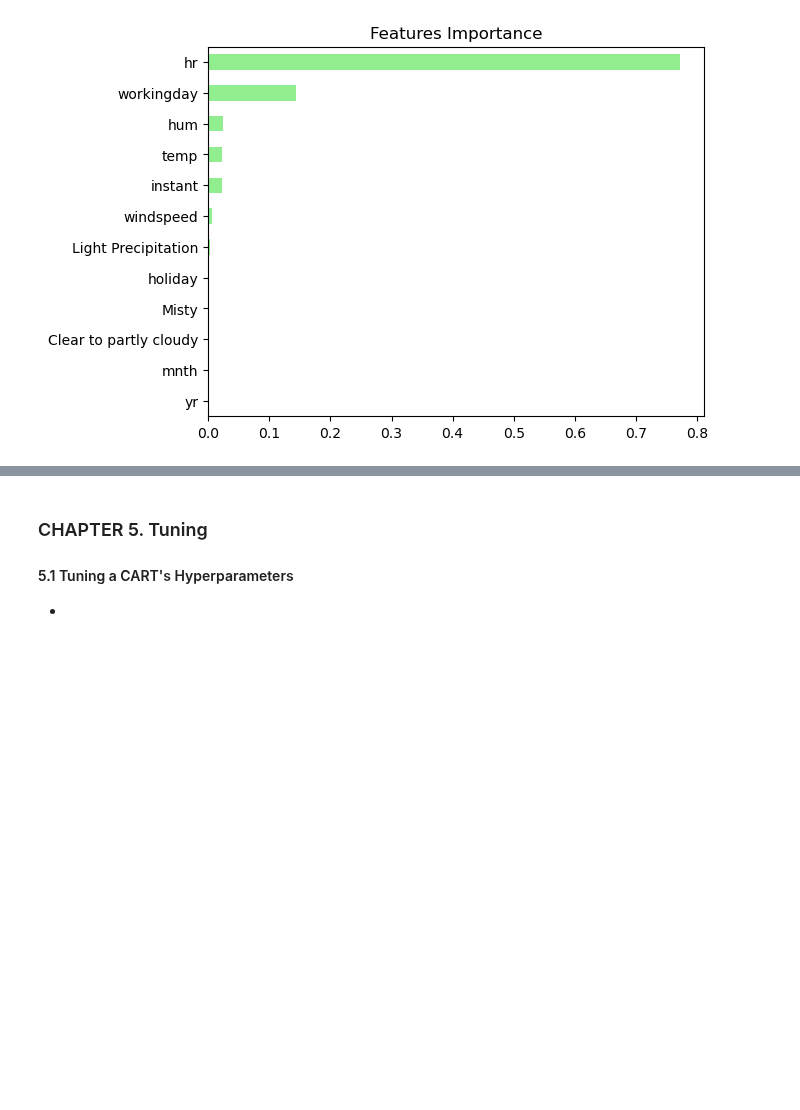
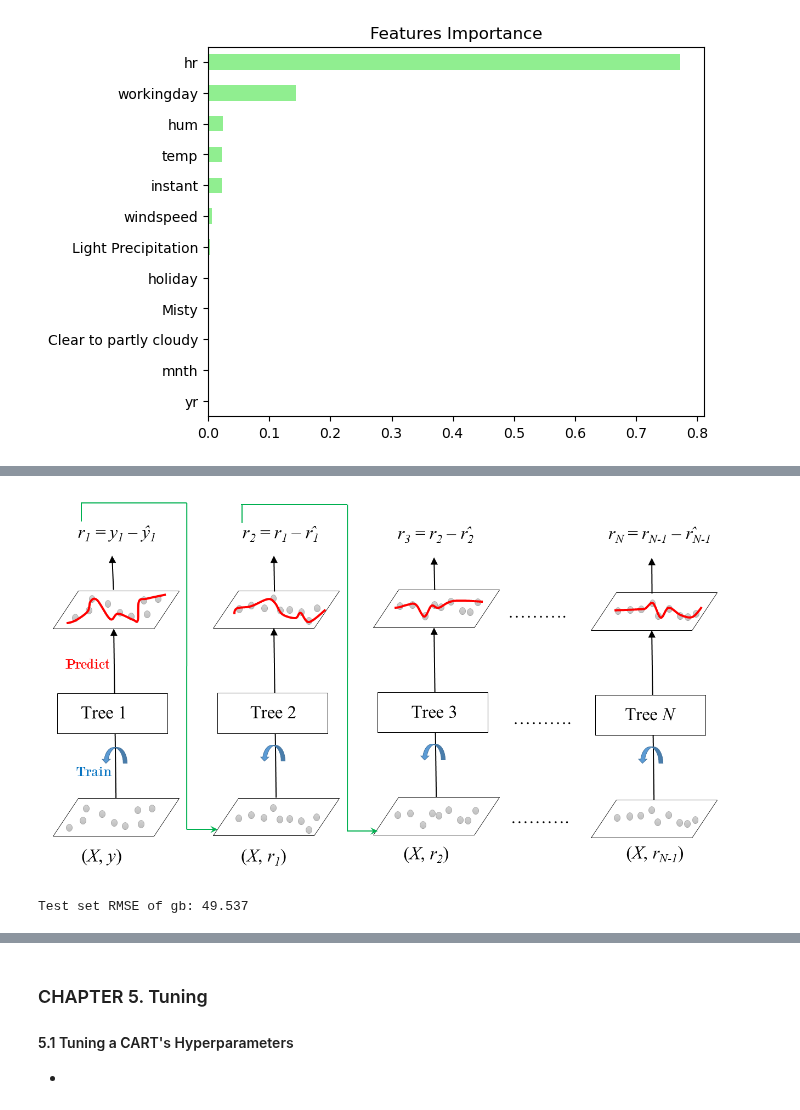
Before and after one commit to GuoweiYang19891101/datacamp_machine_learning_scientist_python, a Jupyter notebook: 4_tree_based_models.ipynb, the cells around one changed output, grey strips where cells are left out. Cells and saved outputs as stored; diff of their text form; code cells hidden in the pictures; blank space fills up the shorter version.

```diff
--- a/4_tree_based_models.ipynb
+++ b/4_tree_based_models.ipynb
@@ -645,0 +739,34 @@ plt.show()
+# %%
+# gradient boosting diagram
+from IPython import display
+display.Image("Images/4_gradient_boosting.PNG")
+# %% [output]
+[figure, added]
+# %%
+# gradient boosting in scikit-learn
+import pandas as pd
+from sklearn.model_selection import train_test_split
+from sklearn.ensemble import GradientBoostingRegressor
+from sklearn.metrics import mean_squared_error as MSE
+
+# get dataset
+bike_df = pd.read_csv('4_datasets/bike_sharing.csv')
+
+# extract and split data
+X = bike_df.drop('cnt', axis=1)
+y = bike_df['cnt']
+X_train, X_test, y_train, y_test = train_test_split(X, y, test_size=0.2, random_state=2)
+
+# create a GB regression model
+gb = GradientBoostingRegressor(max_depth=4,
+                               n_estimators=200,
+                               random_state=2)
+gb.fit(X_train, y_train)
+y_pred = gb.predict(X_test)
+
+# evaluate model
+mse_test = MSE(y_test, y_pred)
+rmse_test = mse_test**(1/2)
+print('Test set RMSE of gb: {:.3f}'.format(rmse_test))
+# %% [output]
+Test set RMSE of gb: 49.537
```
Also changed, not shown: parts of 13 cells of this notebook, 3 other files.
